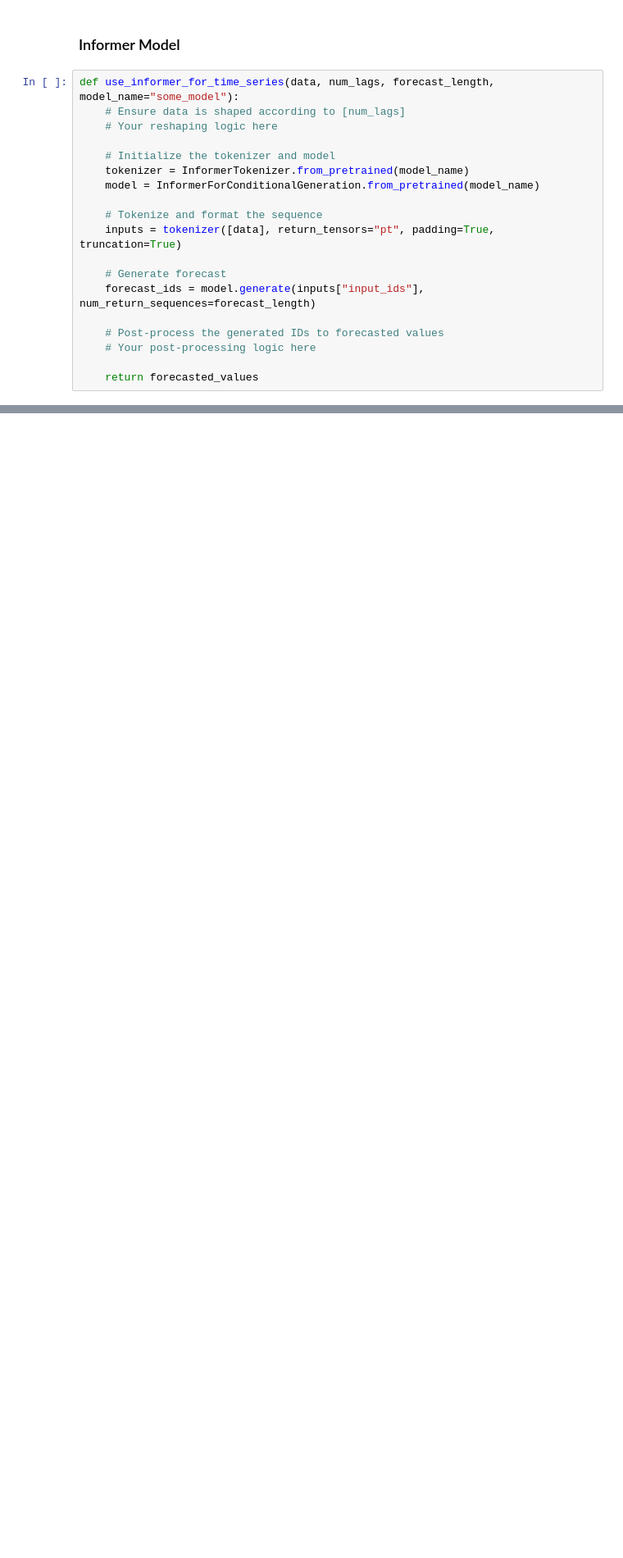
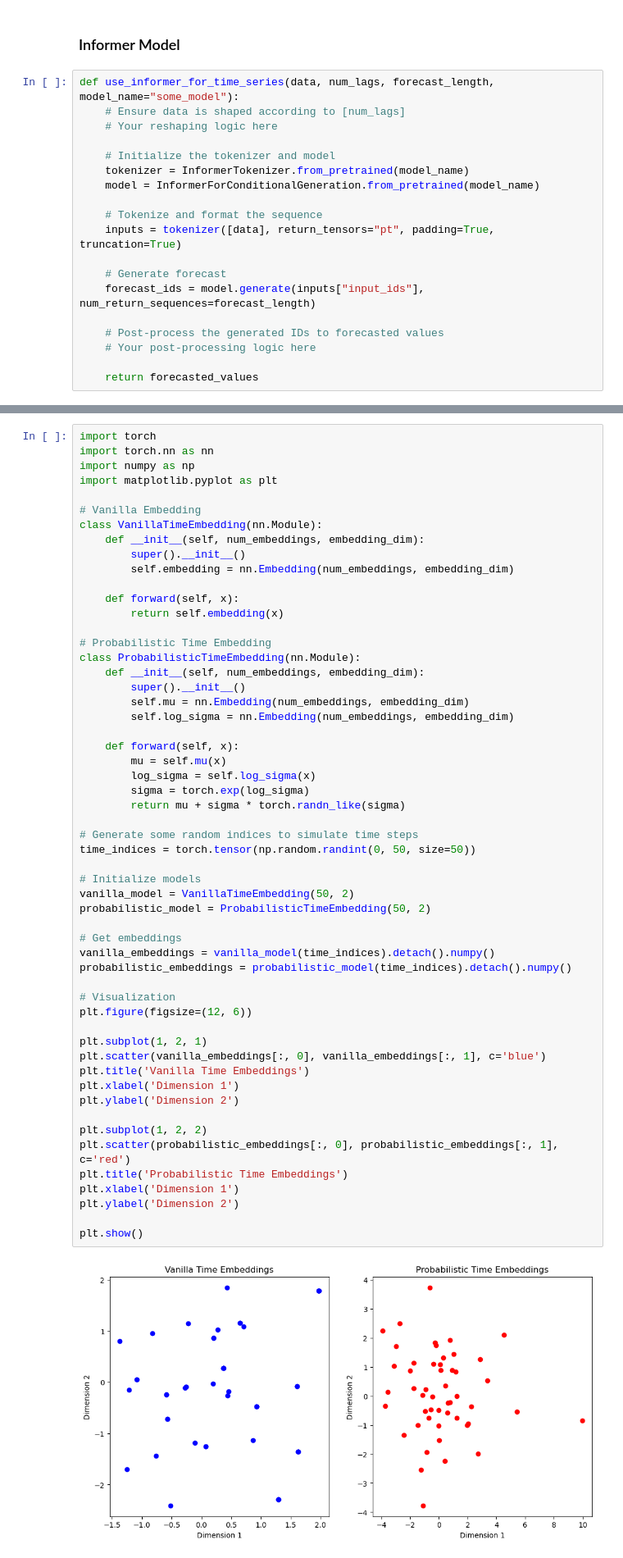
Before and after one commit to janbesler/Masterarbeit, a Jupyter notebook: src/2_0_JanFormer.ipynb, the cells around one changed output, grey strips where cells are left out. Shown at 82% size. Cells and saved outputs as stored; diff of their text form; blank space fills up the shorter version.

```diff
--- a/src/2_0_JanFormer.ipynb
+++ b/src/2_0_JanFormer.ipynb
@@ -48,0 +51,57 @@ def use_informer_for_time_series(data, num_lags, forecast_length, model_name="so
+# %%
+import torch
+import torch.nn as nn
+import numpy as np
+import matplotlib.pyplot as plt
+
+# Vanilla Embedding
+class VanillaTimeEmbedding(nn.Module):
+    def __init__(self, num_embeddings, embedding_dim):
+        super().__init__()
+        self.embedding = nn.Embedding(num_embeddings, embedding_dim)
+
+    def forward(self, x):
+        return self.embedding(x)
+
+# Probabilistic Time Embedding
+class ProbabilisticTimeEmbedding(nn.Module):
+    def __init__(self, num_embeddings, embedding_dim):
+        super().__init__()
+        self.mu = nn.Embedding(num_embeddings, embedding_dim)
+        self.log_sigma = nn.Embedding(num_embeddings, embedding_dim)
+
+    def forward(self, x):
+        mu = self.mu(x)
+        log_sigma = self.log_sigma(x)
+        sigma = torch.exp(log_sigma)
+        return mu + sigma * torch.randn_like(sigma)
+
+# Generate some random indices to simulate time steps
+time_indices = torch.tensor(np.random.randint(0, 50, size=50))
+
+# Initialize models
+vanilla_model = VanillaTimeEmbedding(50, 2)
+probabilistic_model = ProbabilisticTimeEmbedding(50, 2)
+
+# Get embeddings
+vanilla_embeddings = vanilla_model(time_indices).detach().numpy()
+probabilistic_embeddings = probabilistic_model(time_indices).detach().numpy()
+
+# Visualization
+plt.figure(figsize=(12, 6))
+
+plt.subplot(1, 2, 1)
+plt.scatter(vanilla_embeddings[:, 0], vanilla_embeddings[:, 1], c='blue')
+plt.title('Vanilla Time Embeddings')
+plt.xlabel('Dimension 1')
+plt.ylabel('Dimension 2')
+
+plt.subplot(1, 2, 2)
+plt.scatter(probabilistic_embeddings[:, 0], probabilistic_embeddings[:, 1], c='red')
+plt.title('Probabilistic Time Embeddings')
+plt.xlabel('Dimension 1')
+plt.ylabel('Dimension 2')
+
+plt.show()
+# %% [output]
+[figure, added]
```
Also changed, not shown: parts of 1 cell of this notebook, 3 other files.
